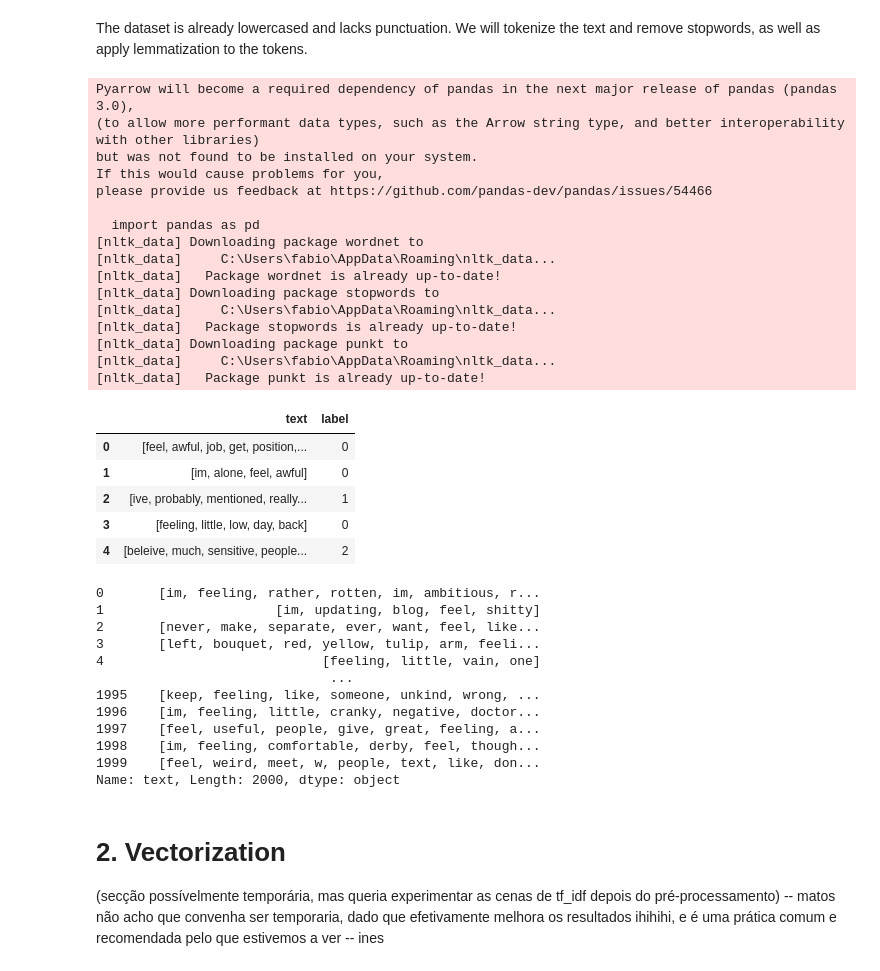
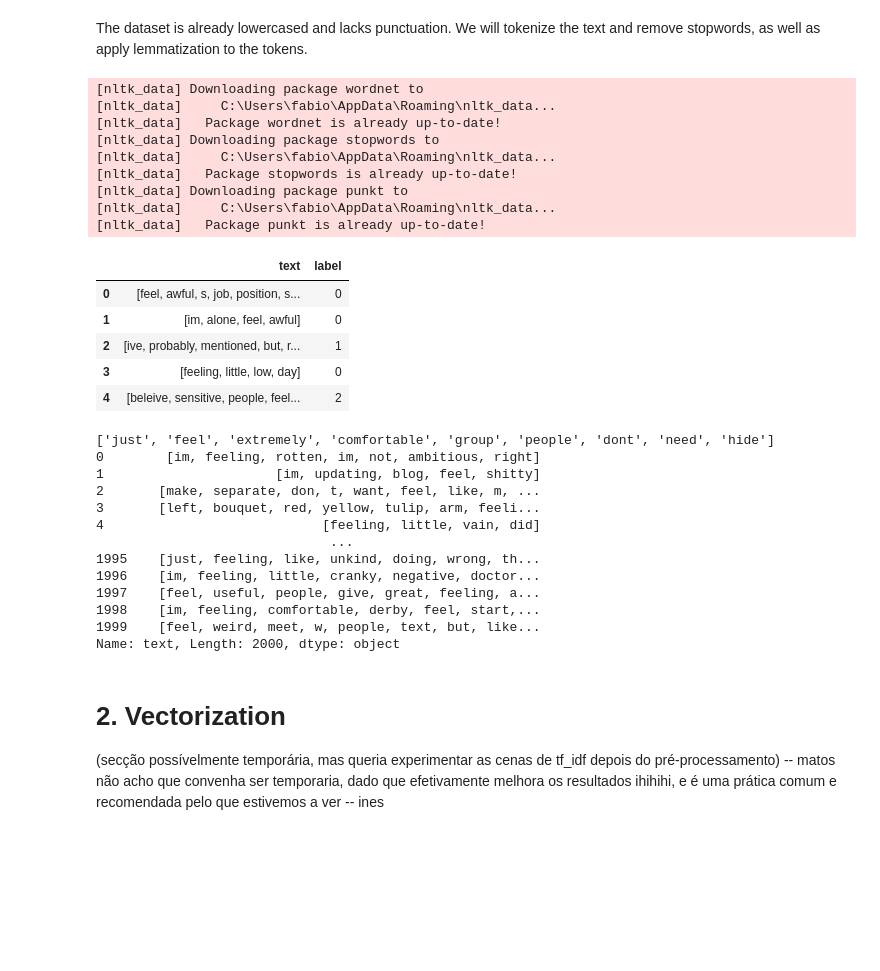
Before and after one commit to yoxerao/PLN, a Jupyter notebook: Emotion_Class_Model copy.ipynb, the cells around one changed output. Drawn from its saved outputs; the diff is of its cells as text; code cells hidden in the pictures; blank space fills up the shorter version.

Commit message:
bagging + stopwords fix

```diff
--- a/Emotion_Class_Model copy.ipynb
+++ b/Emotion_Class_Model copy.ipynb
@@ -16,47 +16,50 @@ import gensim
 nltk.download('wordnet')
 nltk.download('stopwords')
 nltk.download('punkt')
 
+from sklearn.feature_extraction import text
+
+#words to keep: no couldnt cry not cant cannot nor except nobody off but serious enough nothing alone down only without
+
+
 data = pd.read_json('./data/data.jsonl', lines=True)
+
+
 def pre_process_data(dataset):
     #tokenize
     dataset['text'] = dataset['text'].apply(nltk.word_tokenize)
 
     #remove stop words
-    stop_words = set(stopwords.words('english'))
-    dataset['text'] = dataset['text'].apply(lambda x: [word for word in x if word not in stop_words])
+    my_stop_words = text.ENGLISH_STOP_WORDS
+    words_to_keep = frozenset(['no', 'couldnt', 'cry', 'not', 'cant', 'cannot', 'nor', 'except', 'nobody', 'off', 'but', 'serious', 'enough', 'nothing', 'alone', 'down', 'only', 'without'])
+    my_stop_words = my_stop_words - words_to_keep
+
+    dataset['text'] = dataset['text'].apply(lambda x: [word for word in x if word not in my_stop_words])
 
     #lemmatize
     lemmatizer = WordNetLemmatizer()
     dataset['text'] = dataset['text'].apply(lambda x: [lemmatizer.lemmatize(word) for word in x])
 
     return dataset
 
 data = pre_process_data(data)
 data.head()
 # %% [output]
-Pyarrow will become a required dependency of pandas in the next major release of pandas (pandas 3.0),
-(to allow more performant data types, such as the Arrow string type, and better interoperability with other libraries)
-but was not found to be installed on your system.
-If this would cause problems for you,
-please provide us feedback at https://github.com/pandas-dev/pandas/issues/54466
-
-  import pandas as pd
 [nltk_data] Downloading package wordnet to
 [nltk_data]     C:\Users\fabio\AppData\Roaming\nltk_data...
 [nltk_data]   Package wordnet is already up-to-date!
 [nltk_data] Downloading package stopwords to
 [nltk_data]     C:\Users\fabio\AppData\Roaming\nltk_data...
 [nltk_data]   Package stopwords is already up-to-date!
 [nltk_data] Downloading package punkt to
 [nltk_data]     C:\Users\fabio\AppData\Roaming\nltk_data...
 [nltk_data]   Package punkt is already up-to-date!
 |  | text | label |
-| 0 | [feel, awful, job, get, position,... | 0 |
+| 0 | [feel, awful, s, job, position, s... | 0 |
 | 1 | [im, alone, feel, awful] | 0 |
-| 2 | [ive, probably, mentioned, really... | 1 |
-| 3 | [feeling, little, low, day, back] | 0 |
-| 4 | [beleive, much, sensitive, people... | 2 |
+| 2 | [ive, probably, mentioned, but, r... | 1 |
+| 3 | [feeling, little, low, day] | 0 |
+| 4 | [beleive, sensitive, people, feel... | 2 |
 # %%
 test_data = pd.read_json('./data/test.jsonl', lines=True)
 train_data = pd.read_json('./data/train.jsonl', lines=True)
@@ -65,20 +68,22 @@ validation_data = pd.read_json('./data/validation.jsonl', lines=True)
 test_data = pre_process_data(test_data)
 train_data = pre_process_data(train_data)
 validation_data = pre_process_data(validation_data)
+print(test_data['text'][13])
 
 print(test_data["text"])
 # %% [output]
-0       [im, feeling, rather, rotten, im, ambitious, r...
+['just', 'feel', 'extremely', 'comfortable', 'group', 'people', 'dont', 'need', 'hide']
+0        [im, feeling, rotten, im, not, ambitious, right]
 1                      [im, updating, blog, feel, shitty]
-2       [never, make, separate, ever, want, feel, like...
+2       [make, separate, don, t, want, feel, like, m, ...
 3       [left, bouquet, red, yellow, tulip, arm, feeli...
-4                            [feeling, little, vain, one]
+4                            [feeling, little, vain, did]
                               ...
-1995    [keep, feeling, like, someone, unkind, wrong, ...
+1995    [just, feeling, like, unkind, doing, wrong, th...
 1996    [im, feeling, little, cranky, negative, doctor...
 1997    [feel, useful, people, give, great, feeling, a...
-1998    [im, feeling, comfortable, derby, feel, though...
-1999    [feel, weird, meet, w, people, text, like, don...
+1998    [im, feeling, comfortable, derby, feel, start,...
+1999    [feel, weird, meet, w, people, text, but, like...
 Name: text, Length: 2000, dtype: object
 # %% [markdown]
 # 2. Vectorization
```
Also changed, not shown: parts of 13 cells of this notebook.
